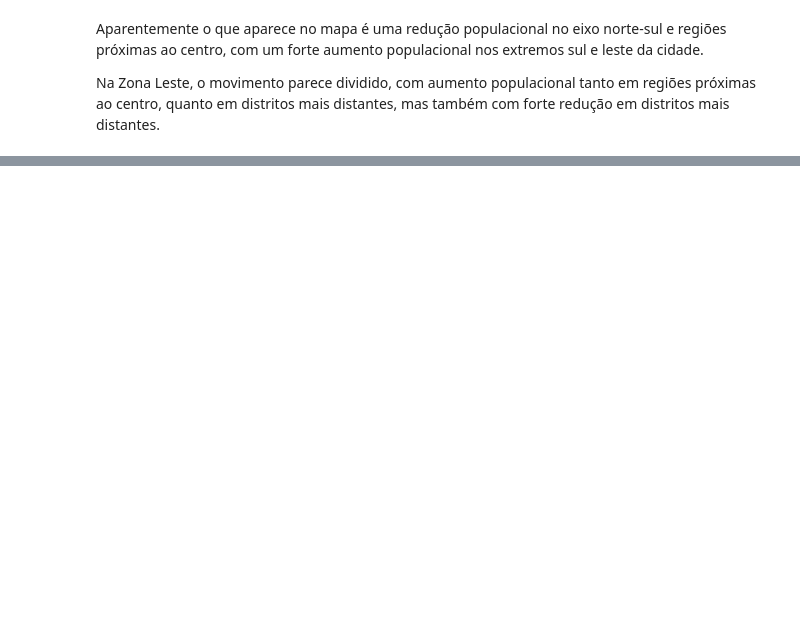
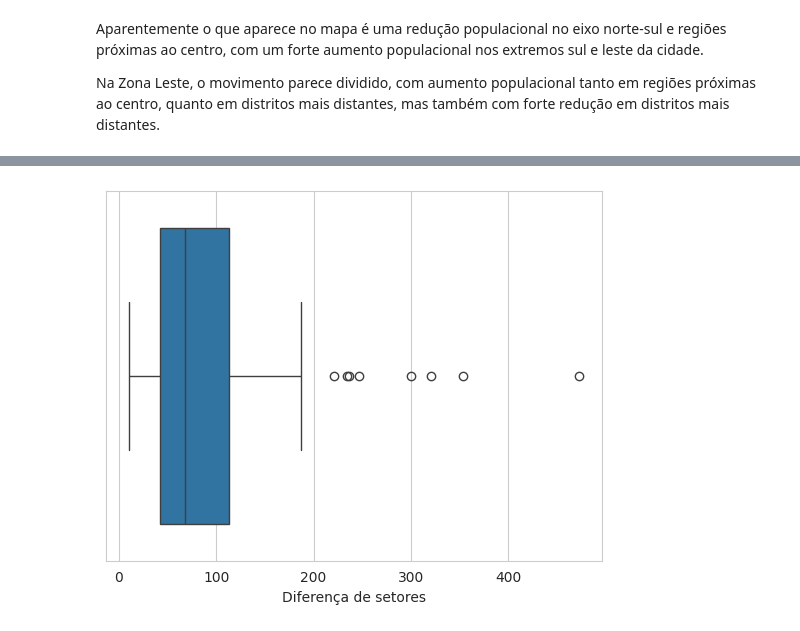
Before and after one commit to brunoazuma/explora_censo22, a Jupyter notebook: Explora_censos.ipynb, the cells around one changed output, grey strips where cells are left out. Saved outputs shown, nothing was run; the diff lists cells and outputs as text; code cells hidden in the pictures; blank space fills up the shorter version.

```diff
--- a/Explora_censos.ipynb
+++ b/Explora_censos.ipynb
@@ -428,0 +459,5 @@ Na Zona Leste, o movimento parece dividido, com aumento populacional tanto em re
+# %%
+url = "https://ftp.ibge.gov.br/Censos/Censo_Demografico_2022/Agregados_por_Setores_Censitarios_preliminares/malha_com_atributos/setores/json/UF/SP/SP_Malha_Preliminar_2022.zip"
+setores_geo22 = gpd.read_file(url)
+setores_geo22 = setores_geo22.query('CD_MUN == "3550308"')
+setores_geo22
@@ -428,0 +509,5 @@ Na Zona Leste, o movimento parece dividido, com aumento populacional tanto em re
+# %%
+setores_distrito10 = setores_geo10[['CD_GEOCODI', 'CD_GEOCODD']].groupby(['CD_GEOCODD']).count()
+setores_distrito10 = setores_distrito10.reset_index()
+setores_distrito10 = setores_distrito10.rename(columns={'CD_GEOCODI': 'Qtd setores (2010)', 'CD_GEOCODD': 'CD_DIST'})
+setores_distrito10
@@ -428,0 +528,5 @@ Na Zona Leste, o movimento parece dividido, com aumento populacional tanto em re
+# %%
+setores_distrito22 = setores_geo22[['CD_DIST', 'CD_SETOR']].groupby(['CD_DIST']).count()
+setores_distrito22 = setores_distrito22.reset_index()
+setores_distrito22 = setores_distrito22.rename(columns={'CD_SETOR': 'Qtd setores (2022)'})
+setores_distrito22
@@ -428,0 +547,4 @@ Na Zona Leste, o movimento parece dividido, com aumento populacional tanto em re
+# %%
+setores_distrito = setores_distrito22.merge(setores_distrito10, on='CD_DIST')
+setores_distrito['Diferença de setores'] = setores_distrito['Qtd setores (2022)'] - setores_distrito['Qtd setores (2010)']
+setores_distrito
@@ -428,0 +565,5 @@ Na Zona Leste, o movimento parece dividido, com aumento populacional tanto em re
+# %%
+sns.boxplot(setores_distrito['Diferença de setores'], orient='h')
+plt.show()
+# %% [output]
+[figure, added]
```
Also changed, not shown: parts of 34 cells of this notebook.
